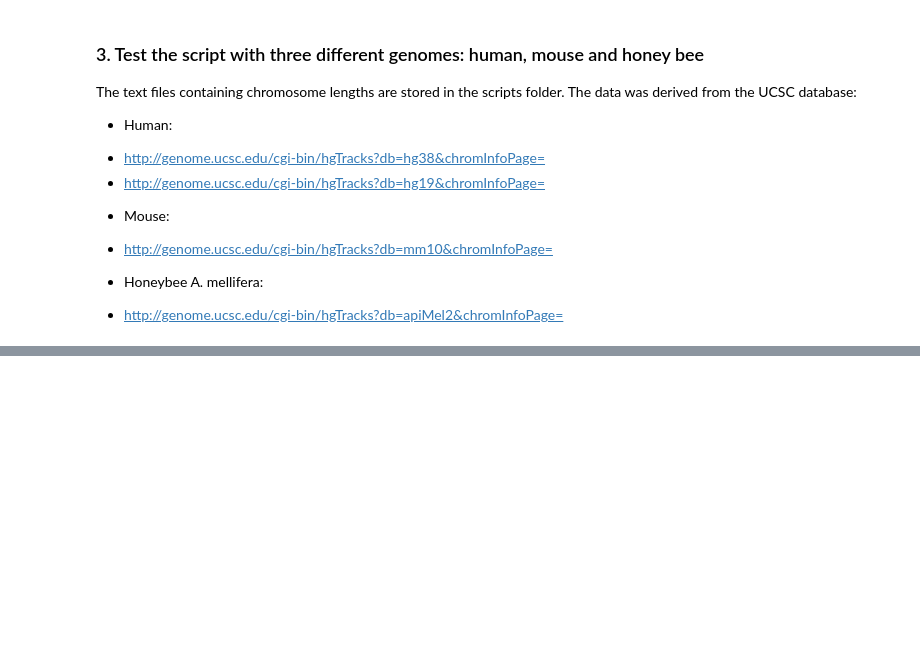
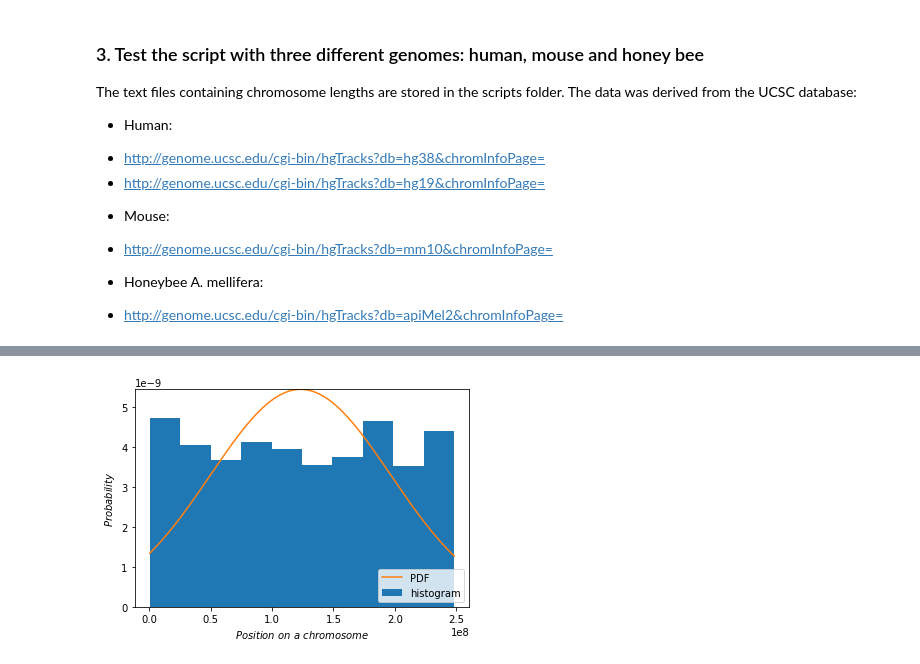
Before and after one commit to ElviraMingazova/Advanced-random-IR, a Jupyter notebook: notebooks/getRegionW2.ipynb, the cells around one changed output, grey strips where cells are left out. Cells and saved outputs as stored; diff of their text form; code cells hidden in the pictures; blank space fills up the shorter version.

```diff
--- a/notebooks/getRegionW2.ipynb
+++ b/notebooks/getRegionW2.ipynb
@@ -417,0 +554,4 @@ The human genome file was already tested above
+# %%
+mzm.plotDistribution(1000,'chr1','../scripts/hg38.txt')
+# %% [output]
+[figure, added]
```
Also changed, not shown: parts of 31 cells of this notebook, 2 other files.
